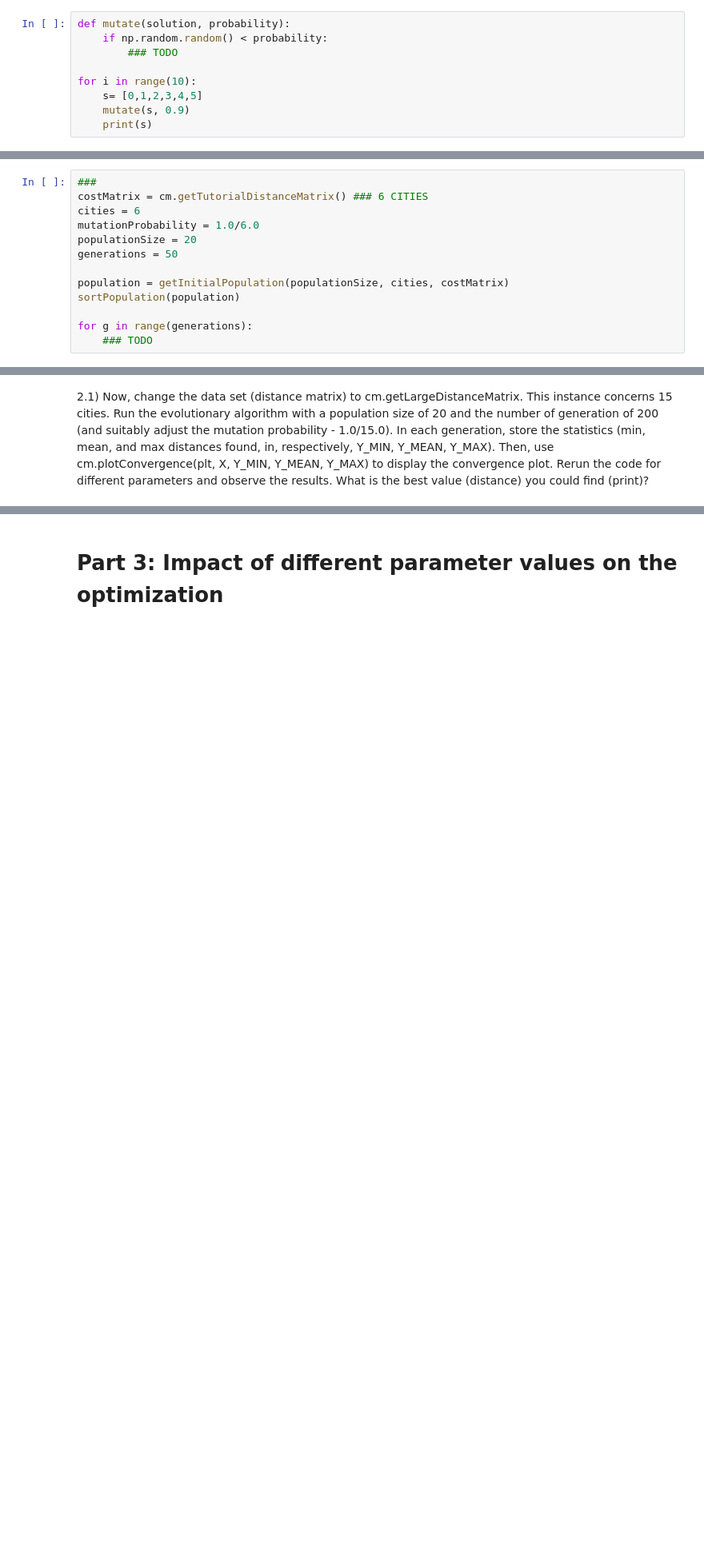
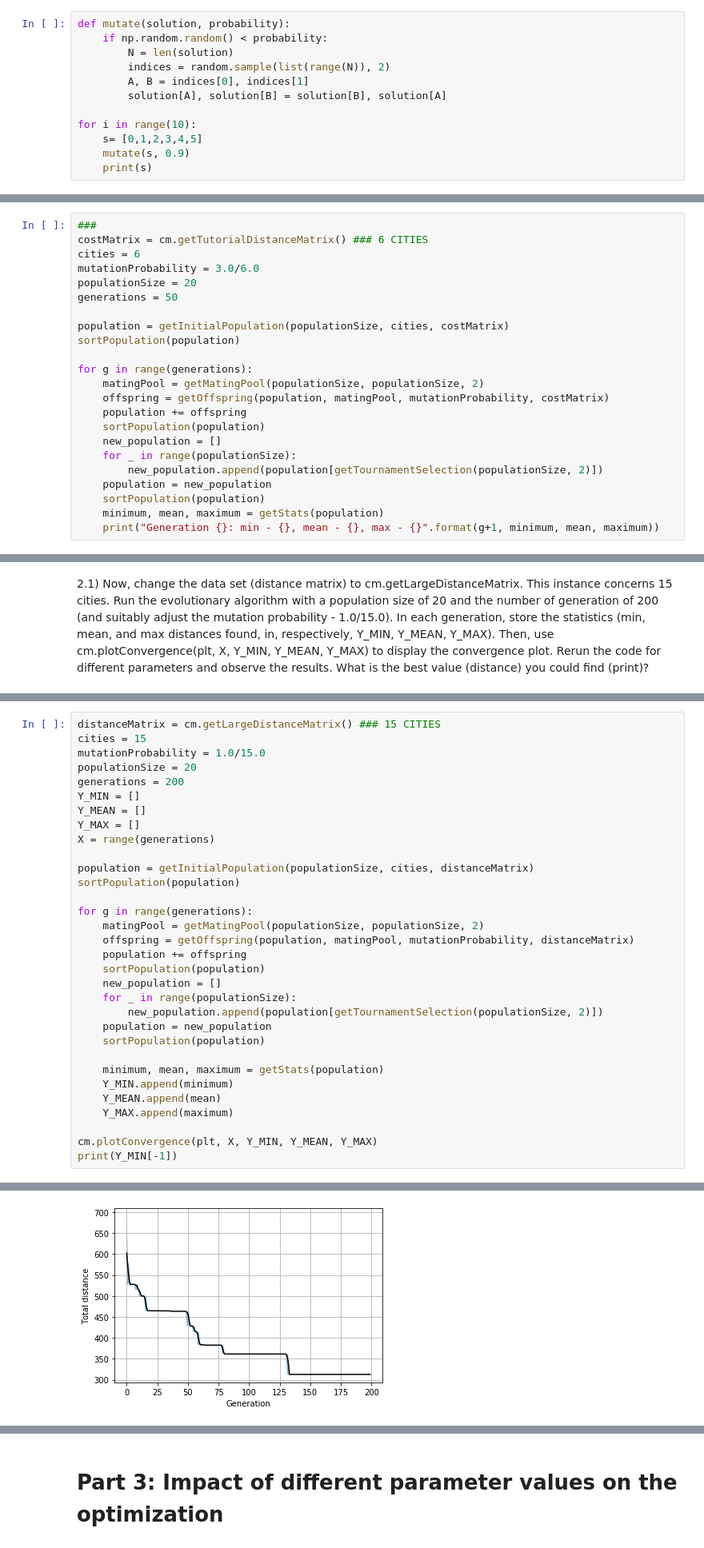
Before and after one commit to TomKuc/IAI, a Jupyter notebook: lab4/Exercises.ipynb, the cells around one changed output, grey strips where cells are left out. Shown at 80% size. Saved outputs shown, nothing was run; the diff lists cells and outputs as text; blank space fills up the shorter version.

```diff
--- a/lab4/Exercises.ipynb
+++ b/lab4/Exercises.ipynb
@@ -203,7 +217,10 @@ Implement the mutation operator. Simply swap two different random cities (indice
 # %%
 def mutate(solution, probability):
     if np.random.random() < probability:
-        ### TODO
+        N = len(solution)
+        indices = random.sample(list(range(N)), 2)
+        A, B = indices[0], indices[1]
+        solution[A], solution[B] = solution[B], solution[A]
 
 for i in range(10):
     s= [0,1,2,3,4,5]
@@ -236,7 +270,7 @@ In each generation, compute & display the statistics concerning the current popu
 ###
 costMatrix = cm.getTutorialDistanceMatrix() ### 6 CITIES
 cities = 6
-mutationProbability = 1.0/6.0
+mutationProbability = 3.0/6.0
 populationSize = 20
 generations = 50
 
@@ -244,4 +278,14 @@ population = getInitialPopulation(populationSize, cities, costMatrix)
 sortPopulation(population)
 
 for g in range(generations):
-    ### TODO
+    matingPool = getMatingPool(populationSize, populationSize, 2)
+    offspring = getOffspring(population, matingPool, mutationProbability, costMatrix)
+    population += offspring
+    sortPopulation(population)
+    new_population = []
+    for _ in range(populationSize):
+        new_population.append(population[getTournamentSelection(populationSize, 2)])
+    population = new_population
+    sortPopulation(population)
+    minimum, mean, maximum = getStats(population)
+    print("Generation {}: min - {}, mean - {}, max - {}".format(g+1, minimum, mean, maximum))
@@ -257,0 +314,33 @@ print(Y_MIN[-1])
+# %%
+distanceMatrix = cm.getLargeDistanceMatrix() ### 15 CITIES
+cities = 15
+mutationProbability = 1.0/15.0
+populationSize = 20
+generations = 200
+Y_MIN = []
+Y_MEAN = []
+Y_MAX = []
+X = range(generations)
+
+population = getInitialPopulation(populationSize, cities, distanceMatrix)
+sortPopulation(population)
+
+for g in range(generations):
+    matingPool = getMatingPool(populationSize, populationSize, 2)
+    offspring = getOffspring(population, matingPool, mutationProbability, distanceMatrix)
+    population += offspring
+    sortPopulation(population)
+    new_population = []
+    for _ in range(populationSize):
+        new_population.append(population[getTournamentSelection(populationSize, 2)])
+    population = new_population
+    sortPopulation(population)
+
+    minimum, mean, maximum = getStats(population)
+    Y_MIN.append(minimum)
+    Y_MEAN.append(mean)
+    Y_MAX.append(maximum)
+
+cm.plotConvergence(plt, X, Y_MIN, Y_MEAN, Y_MAX)
+print(Y_MIN[-1])
+# %% [output]
@@ -258,3 +348,4 @@ print(Y_MIN[-1])
+[figure, added]
 # %% [markdown]
 2.2) Each time you rerun the code, while keeping the paramet values fixed, the results my slightly change. This is due to the random nature of evolutionary algorithms. Hence, in order to get the reliable results, the method must be run several times and the results have to be averaged. Do the following:<br>
 - run the method 20 times <br>
```
Also changed, not shown: parts of 15 cells of this notebook, 1 other file.
